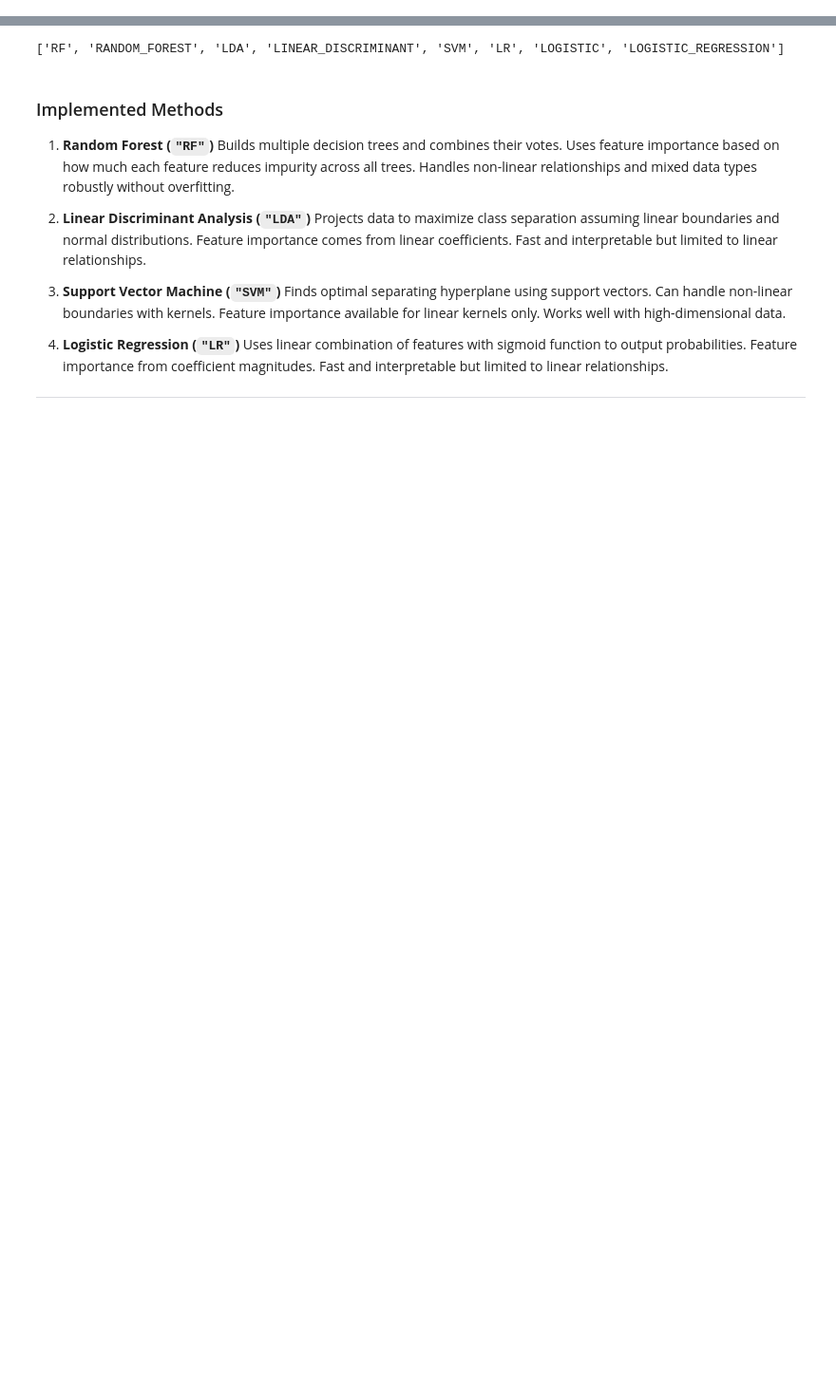
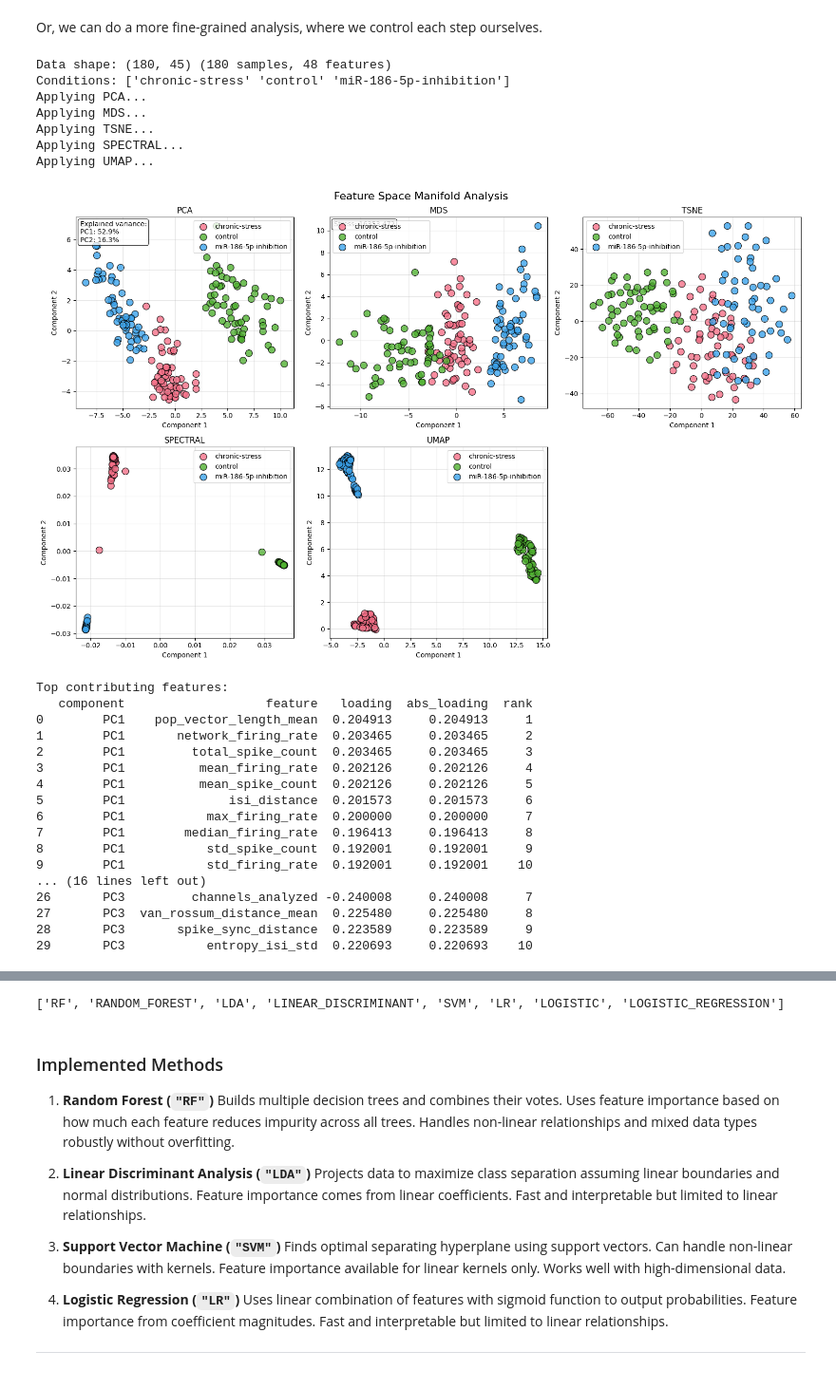
Before and after one commit to CNNC-Lab/mea-flow, a Jupyter notebook: notebooks/04_feature_based_analysis.ipynb, the cells around one changed output, grey strips where cells are left out. Shown at 95% size. Drawn from its saved outputs; the diff is of its cells as text; code cells hidden in the pictures; blank space fills up the shorter version.

```diff
--- a/notebooks/testing/04_feature_based_analysis.ipynb
+++ b/notebooks/04_feature_based_analysis.ipynb
@@ -28,0 +96,69 @@ results_channels = pd.read_csv('results_channels.csv')
+# %% [markdown]
+Or, we can do a more fine-grained analysis, where we control each step ourselves.
+# %%
+from mea_flow.analysis import (
+    load_feature_data,
+    apply_multiple_embeddings,
+    plot_feature_embeddings,
+    get_feature_importance
+)
+import matplotlib.pyplot as plt
+
+# Step 1: Load data
+X, labels, feature_names = load_feature_data(
+    csv_path='results_temporal.csv',
+    condition_column='condition',
+    exclude_columns=['group_type', 'group_id', 'n_channels', 'recording_length', 'window_start', 'window_end']
+)
+
+# Step 2: Apply embedding methods
+embeddings, scaler = apply_multiple_embeddings(
+    X,
+    methods=['PCA', 'MDS', 'TSNE', 'SPECTRAL', 'UMAP'],
+    n_components=3
+)
+
+# Step 3: Create visualization
+fig = plot_feature_embeddings(
+    embeddings,
+    labels,
+    # condition_names={0: 'Control', 1: 'Drug A', 2: 'Drug B'},
+    figsize=(16, 10)
+)
+plt.show()
+
+# Step 4: Get feature importance (for PCA)
+if 'PCA' in embeddings:
+    importance_df = get_feature_importance(
+        embeddings['PCA'],
+        feature_names,
+        n_top=10
+    )
+    print("\nTop contributing features:")
+    print(importance_df)
+# %% [output]
+Data shape: (180, 45) (180 samples, 48 features)
+Conditions: ['chronic-stress' 'control' 'miR-186-5p-inhibition']
+Applying PCA...
+Applying MDS...
+Applying TSNE...
+Applying SPECTRAL...
+Applying UMAP...
+[figure, added]
+Top contributing features:
+   component                   feature   loading  abs_loading  rank
+0        PC1    pop_vector_length_mean  0.204913     0.204913     1
+1        PC1       network_firing_rate  0.203465     0.203465     2
+2        PC1         total_spike_count  0.203465     0.203465     3
+3        PC1          mean_firing_rate  0.202126     0.202126     4
+4        PC1          mean_spike_count  0.202126     0.202126     5
+5        PC1              isi_distance  0.201573     0.201573     6
+6        PC1           max_firing_rate  0.200000     0.200000     7
+7        PC1        median_firing_rate  0.196413     0.196413     8
+8        PC1           std_spike_count  0.192001     0.192001     9
+9        PC1           std_firing_rate  0.192001     0.192001    10
+... (16 lines left out)
+26       PC3         channels_analyzed -0.240008     0.240008     7
+27       PC3  van_rossum_distance_mean  0.225480     0.225480     8
+28       PC3       spike_sync_distance  0.223589     0.223589     9
+29       PC3           entropy_isi_std  0.220693     0.220693    10
```
Also changed, not shown: parts of 7 cells of this notebook, 7 other files.
